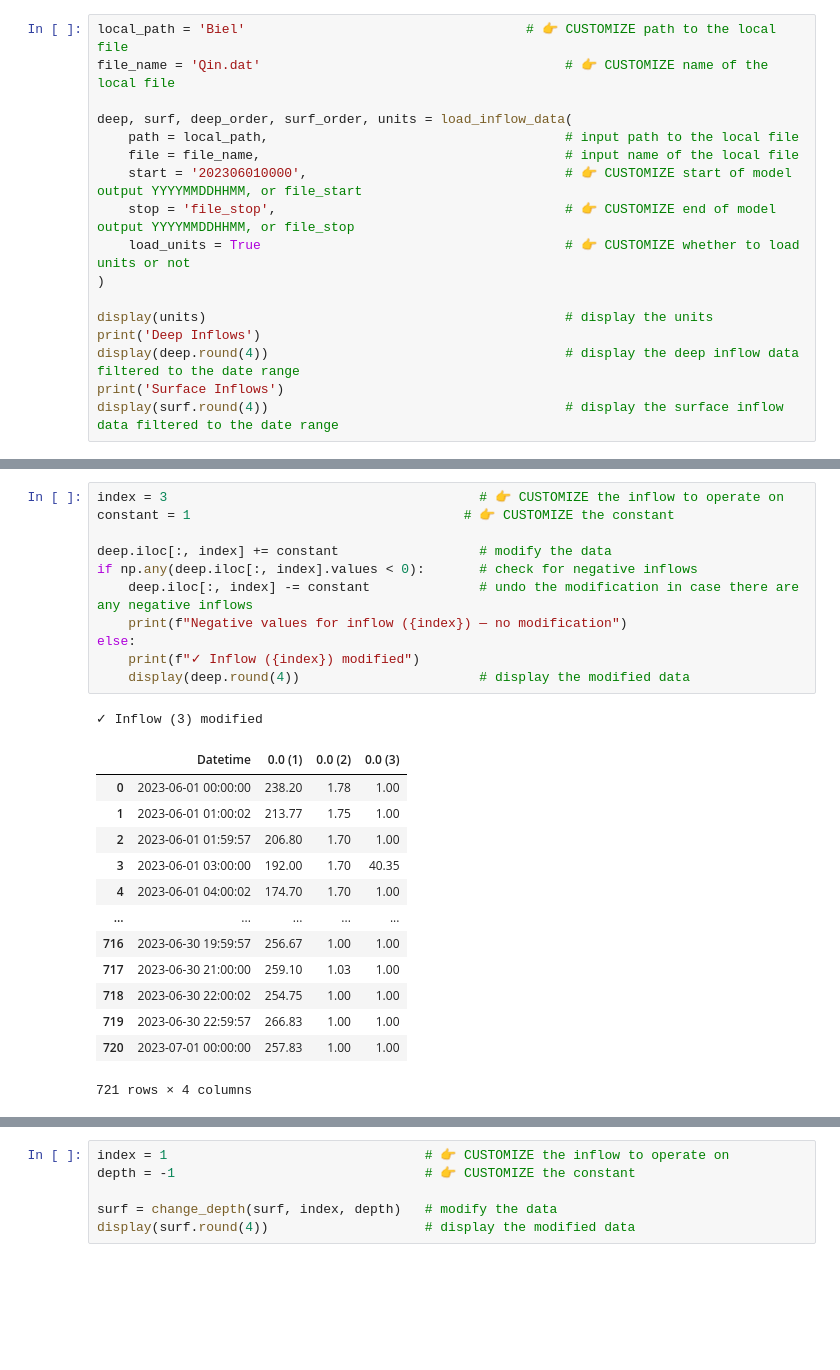
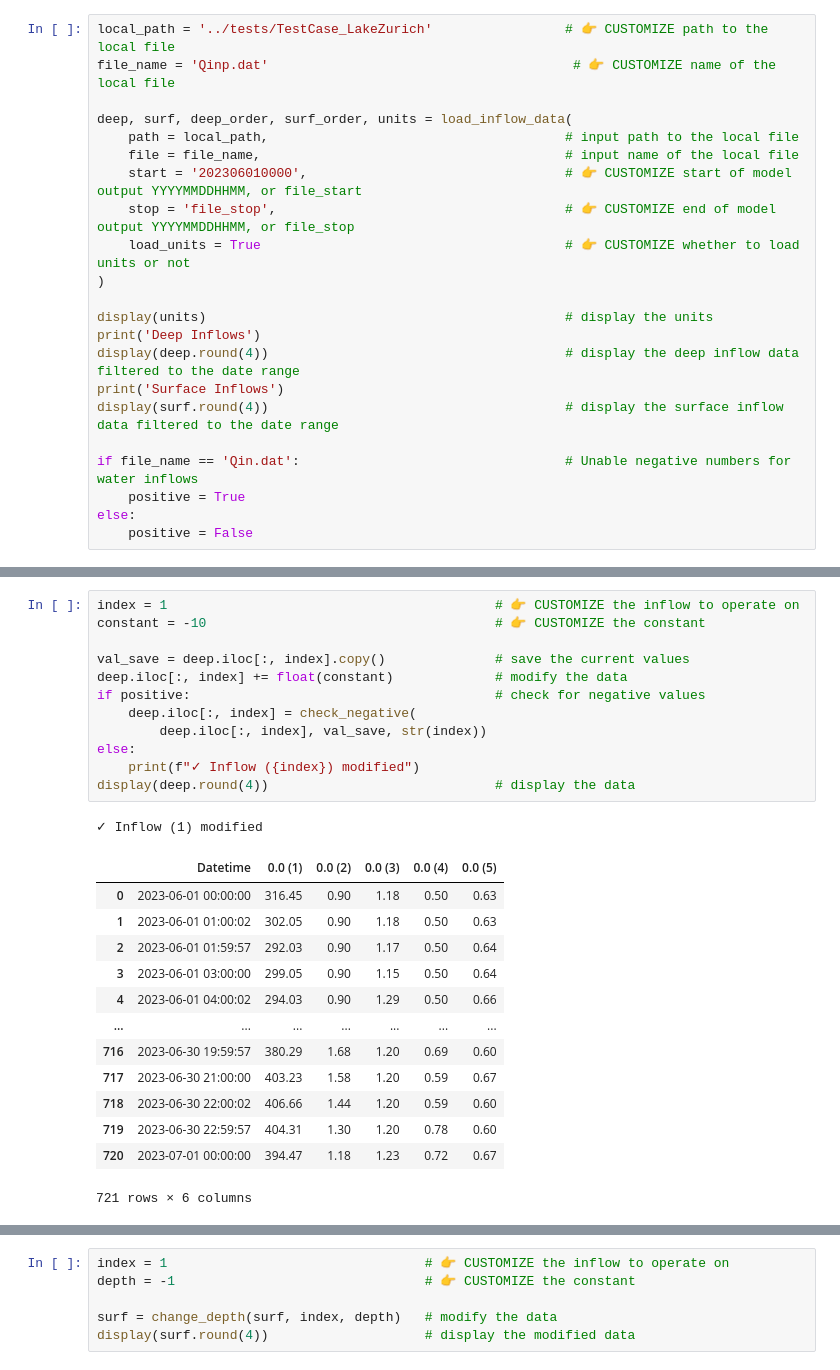
Before and after one commit to damienbouffard/run_simstrat_git, a Jupyter notebook: notebooks/Modify_Simstrat_Inflow.ipynb, the cells around one changed output, grey strips where cells are left out. Saved outputs shown, nothing was run; the diff lists cells and outputs as text; blank space fills up the shorter version.

```diff
--- a/notebooks/Modify_Simstrat_Inflow.ipynb
+++ b/notebooks/Modify_Simstrat_Inflow.ipynb
@@ -85,8 +85,8 @@ In both tables the first column is the `Datetime` and the following columns are
     - `True` to load the units (default)
     - `False` to not load the units, returns an empty DataFrame to `units`
 # %%
-local_path = 'Biel'                                    # 👉 CUSTOMIZE path to the local file
-file_name = 'Qin.dat'                                       # 👉 CUSTOMIZE name of the local file
+local_path = '../tests/TestCase_LakeZurich'                 # 👉 CUSTOMIZE path to the local file
+file_name = 'Qinp.dat'                                       # 👉 CUSTOMIZE name of the local file
 
 deep, surf, deep_order, surf_order, units = load_inflow_data(
     path = local_path,                                      # input path to the local file
@@ -101,4 +101,9 @@ print('Deep Inflows')
 display(deep.round(4))                                      # display the deep inflow data filtered to the date range
 print('Surface Inflows')
 display(surf.round(4))                                      # display the surface inflow data filtered to the date range
+
+if file_name == 'Qin.dat':                                  # Unable negative numbers for water inflows
+    positive = True
+else:
+    positive = False
 # %% [output]
@@ -165,29 +178,30 @@ Here you add a constant to any deep inflow.
 # %%
-index = 3                                        # 👉 CUSTOMIZE the inflow to operate on
-constant = 1                                   # 👉 CUSTOMIZE the constant
+index = 1                                          # 👉 CUSTOMIZE the inflow to operate on
+constant = -10                                     # 👉 CUSTOMIZE the constant
 
-deep.iloc[:, index] += constant                  # modify the data
-if np.any(deep.iloc[:, index].values < 0):       # check for negative inflows
-    deep.iloc[:, index] -= constant              # undo the modification in case there are any negative inflows
-    print(f"Negative values for inflow ({index}) — no modification")
+val_save = deep.iloc[:, index].copy()              # save the current values
+deep.iloc[:, index] += float(constant)             # modify the data
+if positive:                                       # check for negative values
+    deep.iloc[:, index] = check_negative(
+        deep.iloc[:, index], val_save, str(index))
 else:
     print(f"✓ Inflow ({index}) modified")
-    display(deep.round(4))                       # display the modified data
+display(deep.round(4))                             # display the data
 # %% [output]
-✓ Inflow (3) modified
+✓ Inflow (1) modified
-|  | Datetime | 0.0 (1) | 0.0 (2) | 0.0 (3) |
-| 0 | 2023-06-01 00:00:00 | 238.20 | 1.78 | 1.00 |
-| 1 | 2023-06-01 01:00:02 | 213.77 | 1.75 | 1.00 |
-| 2 | 2023-06-01 01:59:57 | 206.80 | 1.70 | 1.00 |
-| 3 | 2023-06-01 03:00:00 | 192.00 | 1.70 | 40.35 |
-| 4 | 2023-06-01 04:00:02 | 174.70 | 1.70 | 1.00 |
-| ... | ... | ... | ... | ... |
-| 716 | 2023-06-30 19:59:57 | 256.67 | 1.00 | 1.00 |
-| 717 | 2023-06-30 21:00:00 | 259.10 | 1.03 | 1.00 |
-| 718 | 2023-06-30 22:00:02 | 254.75 | 1.00 | 1.00 |
-| 719 | 2023-06-30 22:59:57 | 266.83 | 1.00 | 1.00 |
-| 720 | 2023-07-01 00:00:00 | 257.83 | 1.00 | 1.00 |
+|  | Datetime | 0.0 (1) | 0.0 (2) | 0.0 (3) | 0.0 (4) | 0.0 (5) |
+| 0 | 2023-06-01 00:00:00 | 316.45 | 0.90 | 1.18 | 0.50 | 0.63 |
+| 1 | 2023-06-01 01:00:02 | 302.05 | 0.90 | 1.18 | 0.50 | 0.63 |
+| 2 | 2023-06-01 01:59:57 | 292.03 | 0.90 | 1.17 | 0.50 | 0.64 |
+| 3 | 2023-06-01 03:00:00 | 299.05 | 0.90 | 1.15 | 0.50 | 0.64 |
+| 4 | 2023-06-01 04:00:02 | 294.03 | 0.90 | 1.29 | 0.50 | 0.66 |
+| ... | ... | ... | ... | ... | ... | ... |
+| 716 | 2023-06-30 19:59:57 | 380.29 | 1.68 | 1.20 | 0.69 | 0.60 |
+| 717 | 2023-06-30 21:00:00 | 403.23 | 1.58 | 1.20 | 0.59 | 0.67 |
+| 718 | 2023-06-30 22:00:02 | 406.66 | 1.44 | 1.20 | 0.59 | 0.60 |
+| 719 | 2023-06-30 22:59:57 | 404.31 | 1.30 | 1.20 | 0.78 | 0.60 |
+| 720 | 2023-07-01 00:00:00 | 394.47 | 1.18 | 1.23 | 0.72 | 0.67 |
-721 rows × 4 columns
+721 rows × 6 columns
 # %% [markdown]
 ### Multiply by constant
 
```
Also changed, not shown: parts of 40 cells of this notebook, 2 other files.
